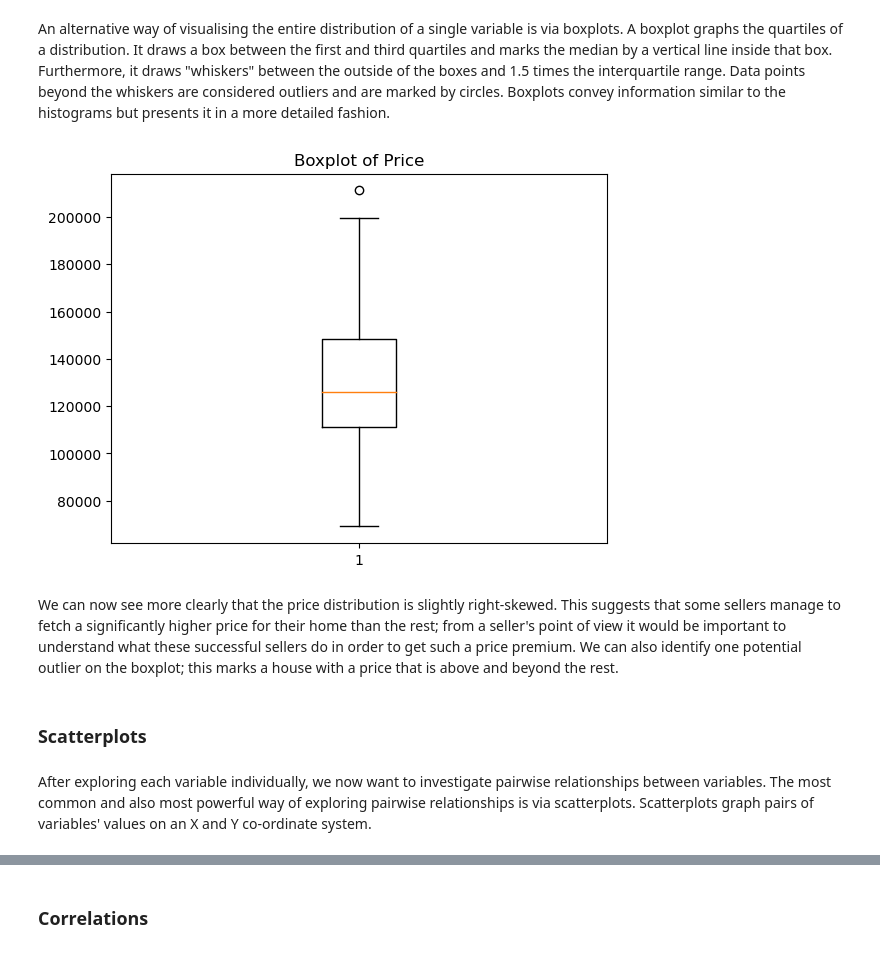
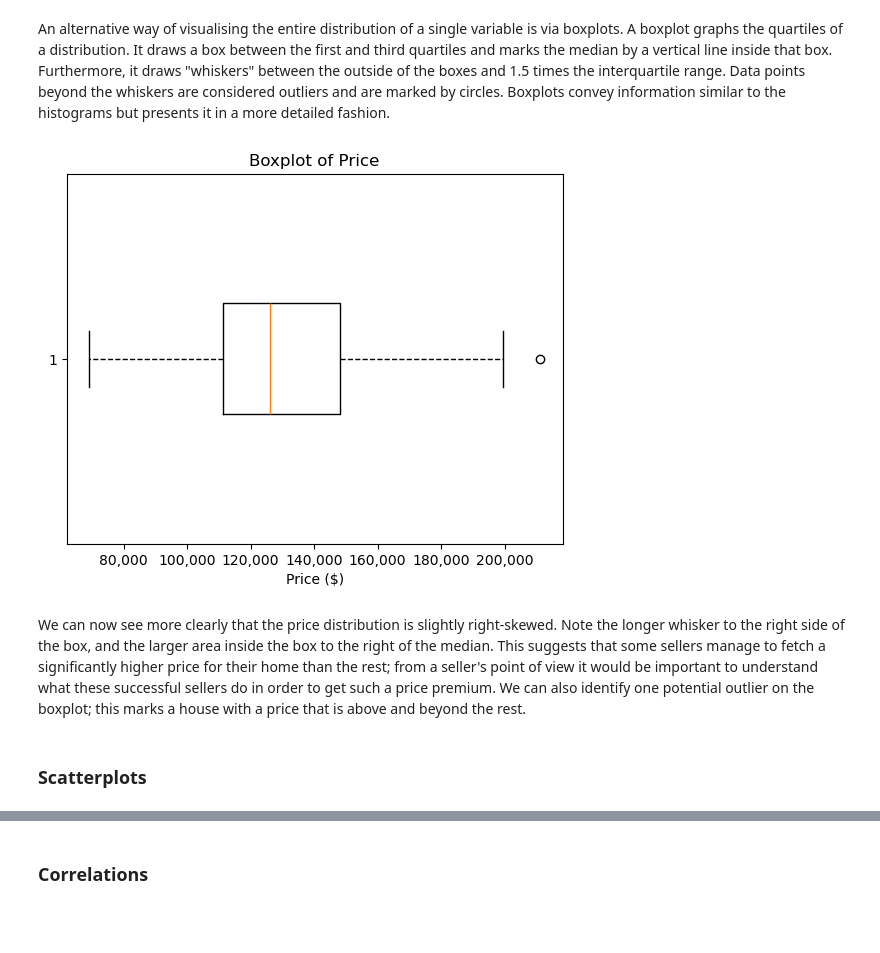
Before and after one commit to evansochola/house-price-data-exploration, a Jupyter notebook: House-Price-Data-Exploration.ipynb, the cells around one changed output, grey strips where cells are left out. Drawn from its saved outputs; the diff is of its cells as text; code cells hidden in the pictures; blank space fills up the shorter version.

Commit message:
Update narrative and plots

```diff
--- a/House-Price-Data-Exploration.ipynb
+++ b/House-Price-Data-Exploration.ipynb
@@ -7,6 +15,6 @@ Our data contains a sample of house prices for a major US metropolitan area. In
 # %%
+import numpy as np
 import pandas as pd
 import matplotlib.pyplot as plt
+
+df = pd.read_csv('HousePrices.csv', index_col='ID')
-# %%
-df = pd.read_csv('HousePrices.csv')
-df
@@ -29,3 +20,0 @@ Filtered out the ID column since it adds no value to the summary statistics tabl
-# %%
-df = df.iloc[:,1:]
-df
@@ -118,14 +152,18 @@ plt.tight_layout()
 # %% [markdown]
 An alternative way of visualising the entire distribution of a single variable is via boxplots. A boxplot graphs the quartiles of a distribution. It draws a box between the first and third quartiles and marks the median by a vertical line inside that box. Furthermore, it draws "whiskers" between the outside of the boxes and 1.5 times the interquartile range. Data points beyond the whiskers are considered outliers and are marked by circles. Boxplots convey information similar to the histograms but presents it in a more detailed fashion.
 # %%
-plt.boxplot(df.Price)
+fig, ax = plt.subplots()
+ax.boxplot('Price',orientation='horizontal',widths=0.3,
+           whiskerprops={'ls':'--'},
+           data=df)
+ax.xaxis.set_major_formatter('{x:,.0f}')
+ax.set(xlabel='Price ($)')
+
 plt.title("Boxplot of Price")
 plt.show()
 # %% [output]
-[figure, old version]
+[figure, new version]
 # %% [markdown]
-We can now see more clearly that the price distribution is slightly right-skewed. This suggests that some sellers manage to fetch a significantly higher price for their home than the rest; from a seller's point of view it would be important to understand what these successful sellers do in order to get such a price premium. We can also identify one potential outlier on the boxplot; this marks a house with a price that is above and beyond the rest.
+We can now see more clearly that the price distribution is slightly right-skewed. Note the longer whisker to the right side of the box, and the larger area inside the box to the right of the median. This suggests that some sellers manage to fetch a significantly higher price for their home than the rest; from a seller's point of view it would be important to understand what these successful sellers do in order to get such a price premium. We can also identify one potential outlier on the boxplot; this marks a house with a price that is above and beyond the rest.
 # %% [markdown]
 ### Scatterplots
-# %% [markdown]
-After exploring each variable individually, we now want to investigate pairwise relationships between variables. The most common and also most powerful way of exploring pairwise relationships is via scatterplots. Scatterplots graph pairs of variables' values on an X and Y co-ordinate system.
```
Also changed, not shown: parts of 32 cells of this notebook.
